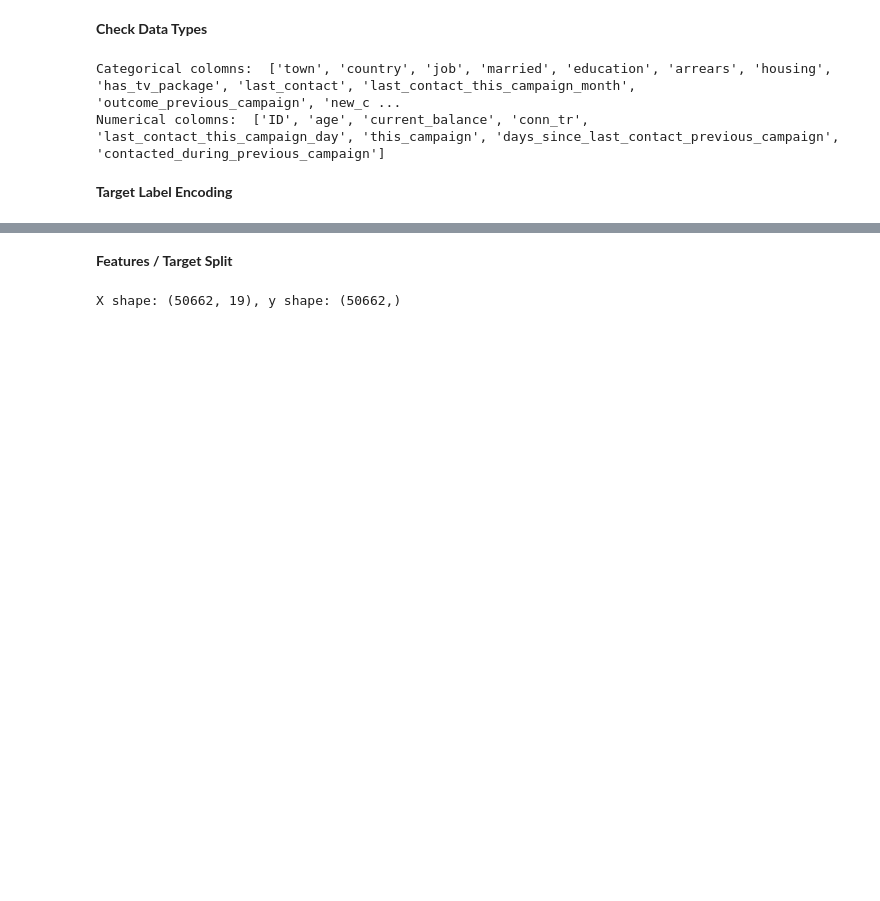
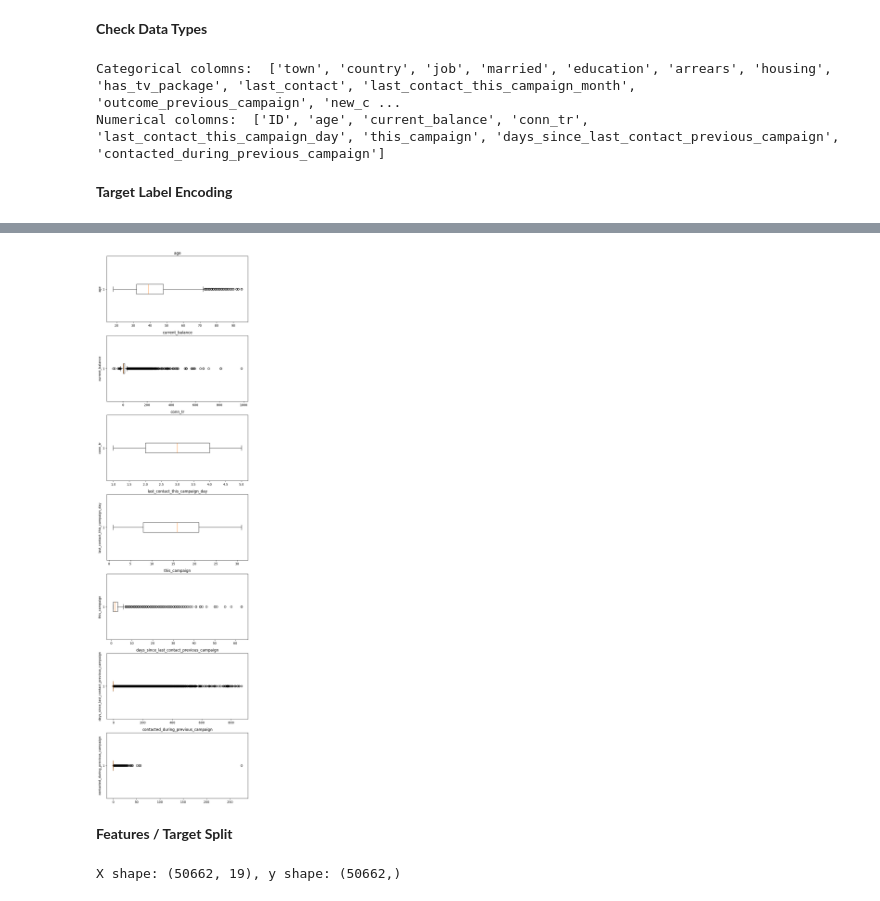
Before and after one commit to Sharmi0809/Customer-Targeting, a Jupyter notebook: Customer_targetting.ipynb, the cells around one changed output, grey strips where cells are left out. Cells and saved outputs as stored; diff of their text form; code cells hidden in the pictures; blank space fills up the shorter version.

```diff
--- a/Customer_targetting.ipynb
+++ b/Customer_targetting.ipynb
@@ -121,3 +155,13 @@ df["new_contract_this_campaign"] = df["new_contract_this_campaign"].map({'yes':
+# %%
+fix, axs = plt.subplots(len(numerical_cols) - 1, 1, figsize=(7, 25))
+for i, col in enumerate(numerical_cols[1:]):
+    axs[i].boxplot(df[col], vert=False)
+    axs[i].set_title(col)
+    axs[i].set_ylabel(col)
+plt.tight_layout()
+plt.show()
+# %% [output]
+[figure, added]
 # %% [markdown]
 **Features / Target Split**
 # %%
```
Also changed, not shown: parts of 21 cells of this notebook.
